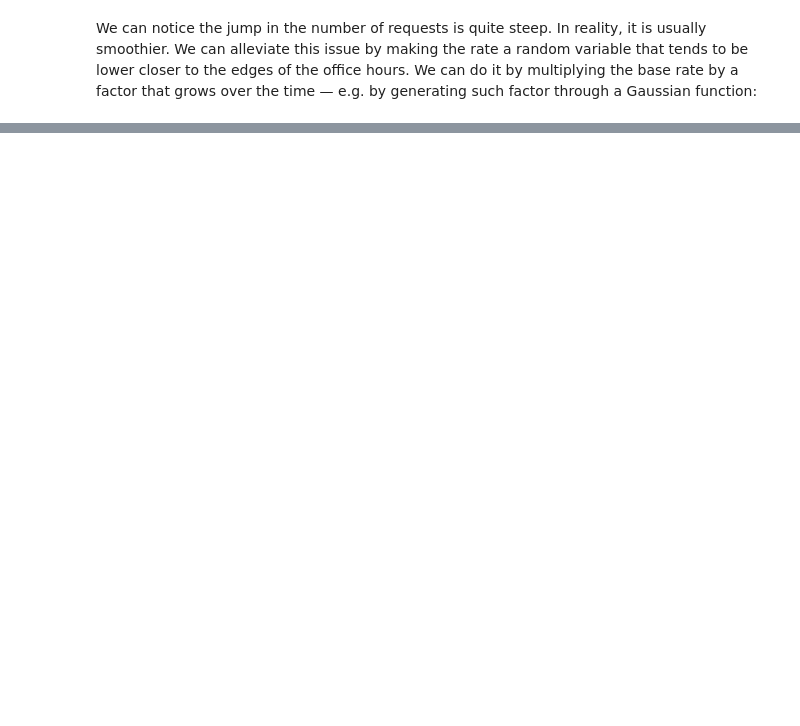
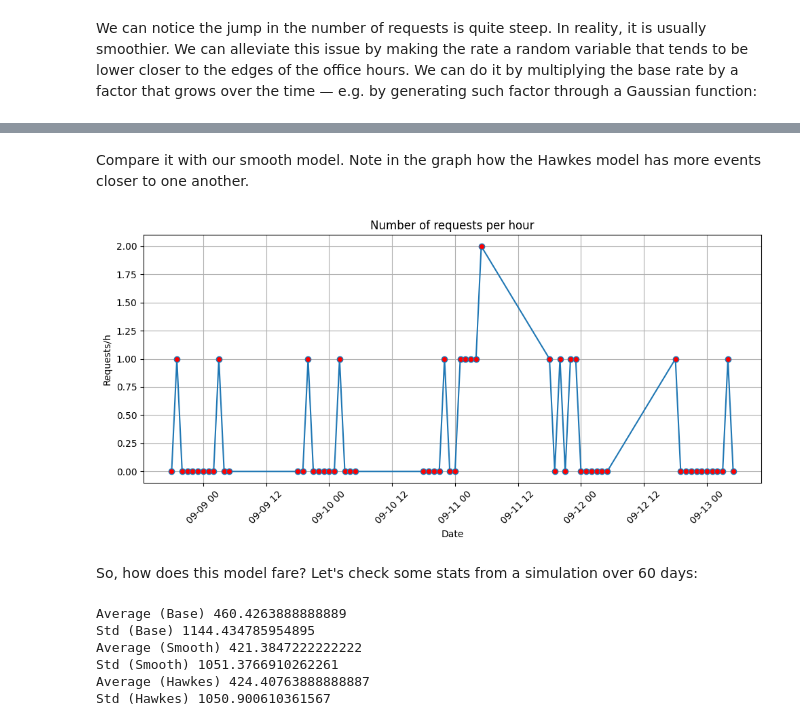
Before and after one commit to brandizzi/AEDI2025, a Jupyter notebook: RateAccessMonteCArlo.ipynb, the cells around one changed output, grey strips where cells are left out. Drawn from its saved outputs; the diff is of its cells as text; code cells hidden in the pictures; blank space fills up the shorter version.

```diff
--- a/RateAccessMonteCArlo.ipynb
+++ b/RateAccessMonteCArlo.ipynb
@@ -253,0 +342,49 @@ plot_simulation(event_simulation, marker='o')
+# %% [markdown]
+Compare it with our smooth model. Note in the graph how the Hawkes model has more events closer to one another.
+# %%
+horizon = 12
+
+start_time = D('2025-09-08 18:00')
+
+model = SmoothModel()
+
+event_simulation = simulate_requests(model, D('2025-09-08 18:00'), horizon, 1)
+event_simulation |= simulate_requests(model, D('2025-09-09 18:00'), horizon, 1)
+event_simulation |= simulate_requests(model, D('2025-09-10 18:00'), horizon, 1)
+event_simulation |= simulate_requests(model, D('2025-09-11 18:00'), horizon, 1)
+event_simulation |= simulate_requests(model, D('2025-09-12 18:00'), horizon, 1)
+
+plot_simulation(event_simulation, marker='o')
+# %% [output]
+[figure, added]
+# %% [markdown]
+So, how does this model fare? Let's check some stats from a simulation over 60 days:
+# %%
+horizon = 60*24
+
+start_time = D('2025-09-08 00:00')
+
+hawkes_model = HawkesModel()
+hawkes_event_simulation = simulate_requests(hawkes_model, start_time, horizon, 10)
+
+smooth_model = SmoothModel()
+smooth_event_simulation = simulate_requests(smooth_model, start_time, horizon, 10)
+
+base_model = BaseModel()
+base_event_simulation = simulate_requests(base_model, start_time, horizon, 10)
+
+def print_stats(title, simulation):
+    values = list(simulation.values())
+    print(f"Average ({title})", np.mean(values))
+    print(f"Std ({title})", np.std(values))
+
+print_stats('Base', base_event_simulation)
+print_stats('Smooth', smooth_event_simulation)
+print_stats('Hawkes', hawkes_event_simulation)
+# %% [output]
+Average (Base) 460.4263888888889
+Std (Base) 1144.434785954895
+Average (Smooth) 421.3847222222222
+Std (Smooth) 1051.3766910262261
+Average (Hawkes) 424.40763888888887
+Std (Hawkes) 1050.900610361567
```
Also changed, not shown: parts of 12 cells of this notebook.
